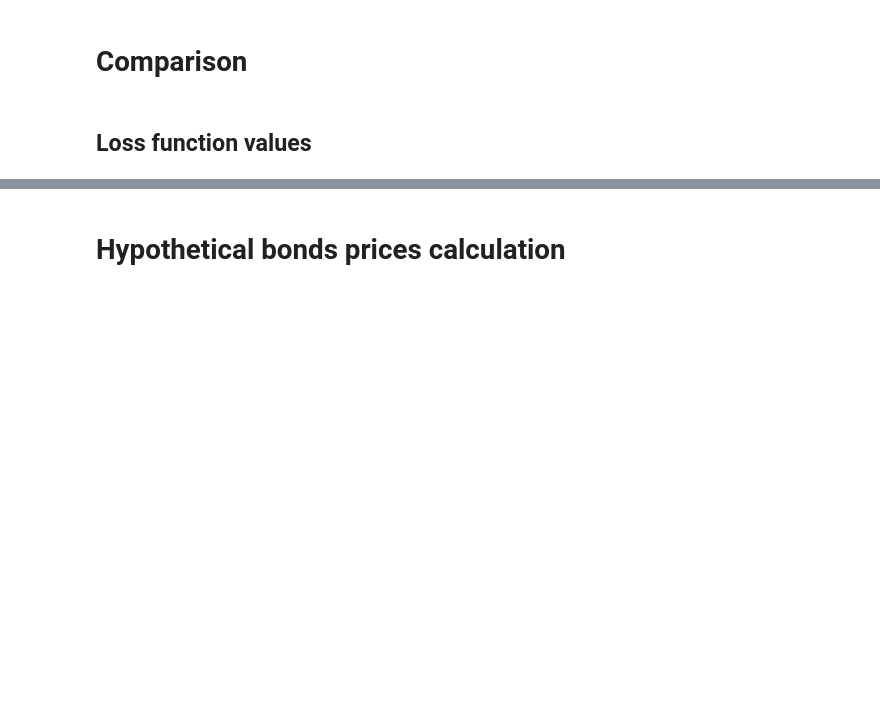
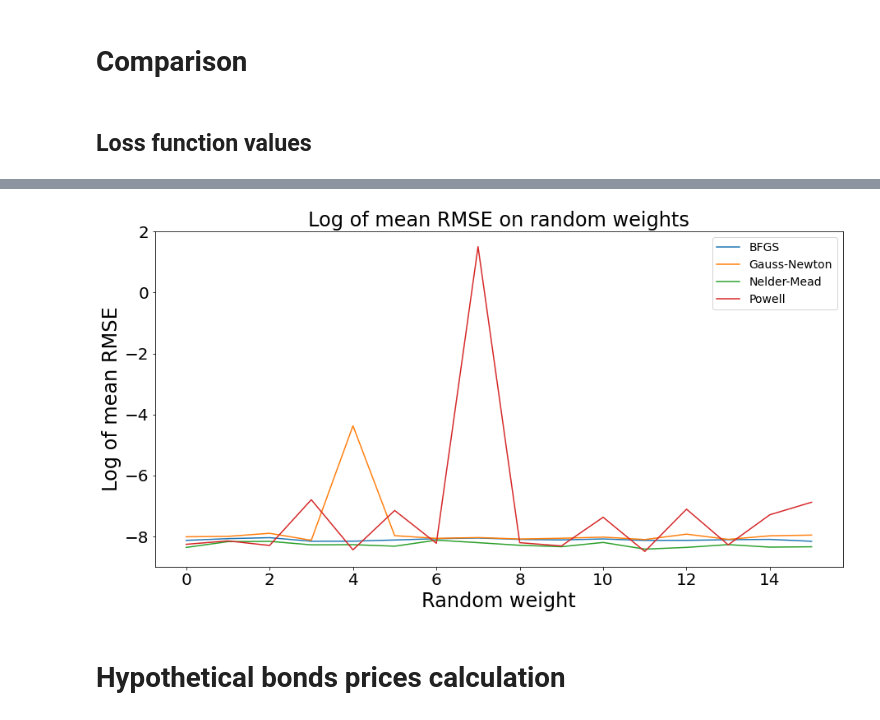
Before and after one commit to andrey-lukyanov/Comparing-numerical-methods-for-term-structure-fitting, a Jupyter notebook: Visualisation.ipynb, the cells around one changed output, grey strips where cells are left out. Cells and saved outputs as stored; diff of their text form; code cells hidden in the pictures; blank space fills up the shorter version.

```diff
--- a/Visualisation.ipynb
+++ b/Visualisation.ipynb
@@ -101,0 +105,5 @@ powell_flat_rate = pd.read_csv('/Users/andrey_lukyanov/Google_Drive/Studies/Year
+# %%
+bfgs_diebold_li = pd.read_csv('/Users/andrey_lukyanov/Google_Drive/Studies/Year_4/Курсач/Coding/Comparing-numerical-methods-for-term-structure-fitting/Thetas/bfgs_diebold_li.csv', index_col='TRADEDATE', parse_dates = True)
+gauss_newton_diebold_li = pd.read_csv('/Users/andrey_lukyanov/Google_Drive/Studies/Year_4/Курсач/Coding/Comparing-numerical-methods-for-term-structure-fitting/Thetas/gauss_newton_diebold_li.csv', index_col='TRADEDATE', parse_dates = True)
+nelder_mead_diebold_li = pd.read_csv('/Users/andrey_lukyanov/Google_Drive/Studies/Year_4/Курсач/Coding/Comparing-numerical-methods-for-term-structure-fitting/Thetas/nelder_mead_diebold_li.csv', index_col='TRADEDATE', parse_dates = True)
+powell_diebold_li = pd.read_csv('/Users/andrey_lukyanov/Google_Drive/Studies/Year_4/Курсач/Coding/Comparing-numerical-methods-for-term-structure-fitting/Thetas/powell_diebold_li.csv', index_col='TRADEDATE', parse_dates = True)
@@ -116,7 +130,9 @@ results = [bfgs_rand1, bfgs_rand2, bfgs_rand3, bfgs_rand4, bfgs_rand5, bfgs_rand
            powell_rand13, powell_rand14, powell_rand15, powell_rand16,
            bfgs_recurrent, gauss_newton_recurrent, nelder_mead_recurrent, powell_recurrent,
            bfgs_flat_rate, gauss_newton_flat_rate, nelder_mead_flat_rate, powell_flat_rate,
-           pso_df, cbr]
+           pso_df,
+           bfgs_diebold_li, gauss_newton_diebold_li, nelder_mead_diebold_li, powell_diebold_li,
+           cbr]
 # %%
 results_names = ['bfgs_rand_1', 'bfgs_rand_2', 'bfgs_rand_3', 'bfgs_rand_4',
                  'bfgs_rand_5', 'bfgs_rand_6', 'bfgs_rand_7', 'bfgs_rand_8',
@@ -136,4 +152,6 @@ results_names = ['bfgs_rand_1', 'bfgs_rand_2', 'bfgs_rand_3', 'bfgs_rand_4',
                  'powell_rand_13', 'powell_rand_14', 'powell_rand_15', 'powell_rand_16',
                  'bfgs_recurrent', 'gauss_newton_recurrent', 'nelder_mead_recurrent', 'powell_recurrent',
                  'bfgs_flat_rate', 'gauss_newton_flat_rate', 'nelder_mead_flat_rate', 'powell_flat_rate',
-                 'pso_df', 'cbr']
+                 'pso_df',
+                 'bfgs_diebold_li', 'gauss_newton_diebold_li', 'nelder_mead_diebold_li', 'powell_diebold_li',
+                 'cbr']
@@ -251,0 +428,14 @@ plt.title('Min/Max loss', fontsize = 24);
+# %%
+%%time
+
+rmse_df = pd.DataFrame(data = np.zeros([252, len(results_names)]), columns = results_names, index = dates)
+
+for i in range(len(dates)):
+
+    rmse_func = build_rmse_function(date = dates[i])
+
+    for j in range(len(results_names)):
+
+        rmse_df.iloc[i, j] = rmse_func(results[j].values[i])
+
+rmse_df.to_csv('/Users/andrey_lukyanov/Google_Drive/Studies/Year_4/Курсач/Coding/Comparing-numerical-methods-for-term-structure-fitting/RMSE/rmse.csv')
@@ -252,3 +537,18 @@ plt.title('Min/Max loss', fontsize = 24);
+# %%
+plt.figure(figsize = (15,7.5))
+plt.title('Log of mean RMSE on random weights', fontsize = 24)
+plt.plot(np.log(rmse_df[results_names[0:16]].mean(axis = 0).values), label = 'BFGS')
+plt.plot(np.log(rmse_df[results_names[16:32]].mean(axis = 0).values), label = 'Gauss-Newton')
+plt.plot(np.log(rmse_df[results_names[32:48]].mean(axis = 0).values), label = 'Nelder-Mead')
+plt.plot(np.log(rmse_df[results_names[48:64]][rmse_df[results_names[48:64]] < 100000].mean(axis = 0).values), label = 'Powell')
+plt.xlabel('Random weight', fontsize = 24)
+plt.ylabel('Log of mean RMSE', fontsize = 24)
+plt.xticks(fontsize = 20)
+plt.yticks(fontsize = 20)
+plt.legend(fontsize = 14);
+plt.savefig('Pictures/RMSE_random.png')
+# %% [output]
+[figure, added]
 # %% [markdown]
 # Hypothetical bonds prices calculation
 # %%
```
Also changed, not shown: parts of 66 cells of this notebook, 6 other files.
